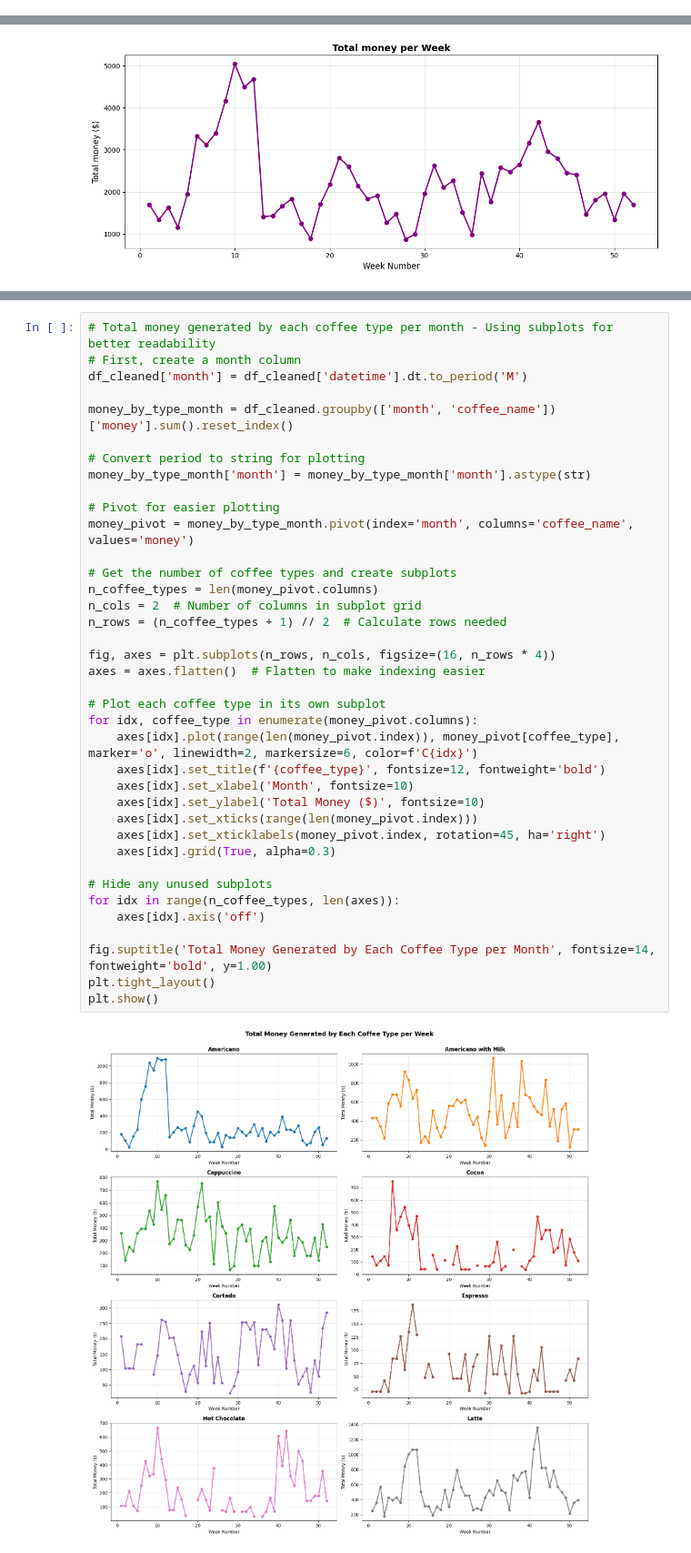
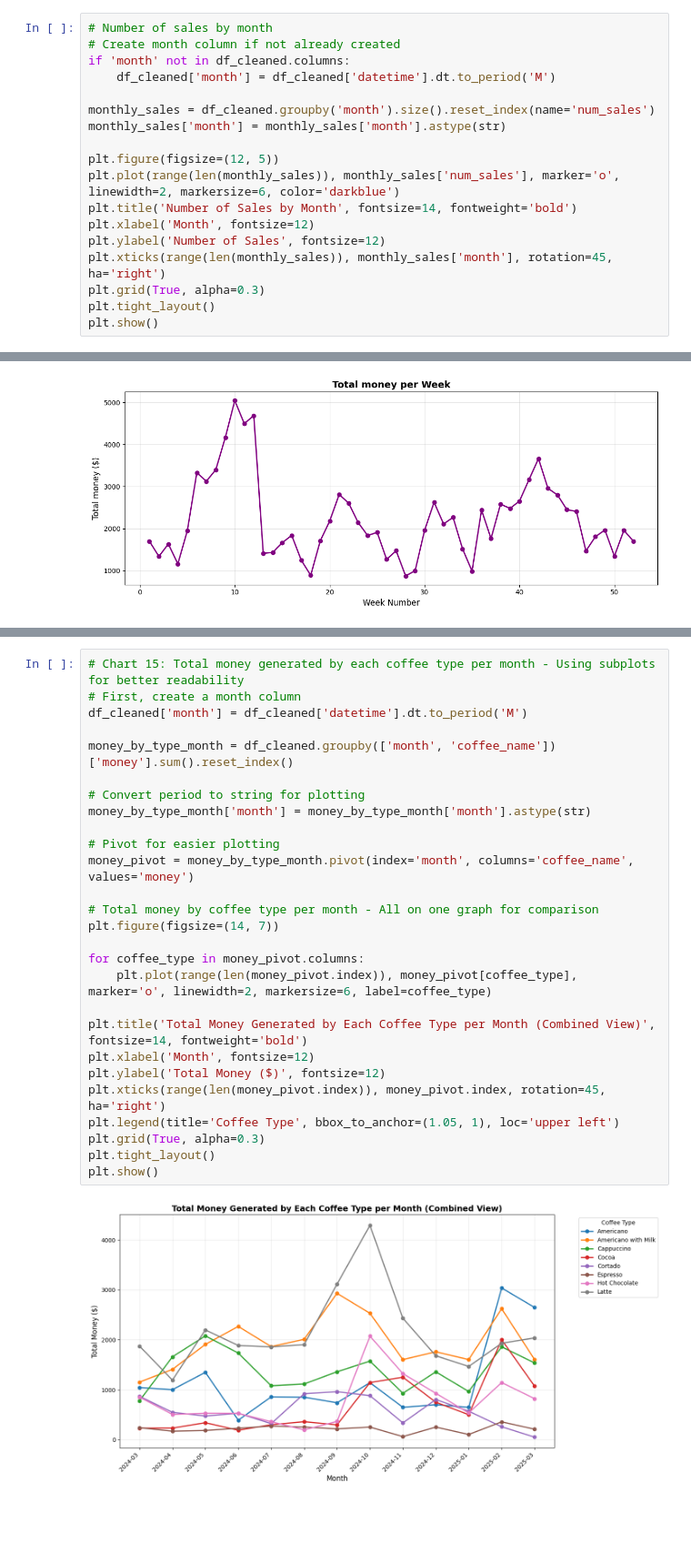
Before and after one commit to KennethAbadi/CoffeeSalesDA, a Jupyter notebook: eda_analysis.ipynb, the cells around one changed output, grey strips where cells are left out. Shown at 91% size. Saved outputs shown, nothing was run; the diff lists cells and outputs as text; blank space fills up the shorter version.

```diff
--- a/eda_analysis.ipynb
+++ b/eda_analysis.ipynb
@@ -163,3 +159,21 @@ plt.tight_layout()
 plt.show()
 # %% [output]
 [figure]
+# %%
+# Number of sales by month
+# Create month column if not already created
+if 'month' not in df_cleaned.columns:
+    df_cleaned['month'] = df_cleaned['datetime'].dt.to_period('M')
+
+monthly_sales = df_cleaned.groupby('month').size().reset_index(name='num_sales')
+monthly_sales['month'] = monthly_sales['month'].astype(str)
+
+plt.figure(figsize=(12, 5))
+plt.plot(range(len(monthly_sales)), monthly_sales['num_sales'], marker='o', linewidth=2, markersize=6, color='darkblue')
+plt.title('Number of Sales by Month', fontsize=14, fontweight='bold')
+plt.xlabel('Month', fontsize=12)
+plt.ylabel('Number of Sales', fontsize=12)
+plt.xticks(range(len(monthly_sales)), monthly_sales['month'], rotation=45, ha='right')
+plt.grid(True, alpha=0.3)
+plt.tight_layout()
+plt.show()
@@ -498,43 +517,32 @@ Top 10 Best Days - money Breakdown by Coffee Type:
 | 2024-09-22 | 69.06 | 335.04 | 32.82 | 32.82 | 46.04 | NaN | 65.64 | 98.46 |
 | 2025-02-10 | 181.72 | 123.44 | 35.76 | 143.04 | NaN | NaN | 35.76 | 143.04 |
 # %%
-# Total money generated by each coffee type per month - Using subplots for better readability
+# Chart 15: Total money generated by each coffee type per month - Using subplots for better readability
 # First, create a month column
 df_cleaned['month'] = df_cleaned['datetime'].dt.to_period('M')
 
 money_by_type_month = df_cleaned.groupby(['month', 'coffee_name'])['money'].sum().reset_index()
 
 # Convert period to string for plotting
 money_by_type_month['month'] = money_by_type_month['month'].astype(str)
 
 # Pivot for easier plotting
 money_pivot = money_by_type_month.pivot(index='month', columns='coffee_name', values='money')
 
-# Get the number of coffee types and create subplots
-n_coffee_types = len(money_pivot.columns)
-n_cols = 2  # Number of columns in subplot grid
-n_rows = (n_coffee_types + 1) // 2  # Calculate rows needed
+# Total money by coffee type per month - All on one graph for comparison
+plt.figure(figsize=(14, 7))
 
-fig, axes = plt.subplots(n_rows, n_cols, figsize=(16, n_rows * 4))
-axes = axes.flatten()  # Flatten to make indexing easier
+for coffee_type in money_pivot.columns:
+    plt.plot(range(len(money_pivot.index)), money_pivot[coffee_type], marker='o', linewidth=2, markersize=6, label=coffee_type)
 
-# Plot each coffee type in its own subplot
-for idx, coffee_type in enumerate(money_pivot.columns):
-    axes[idx].plot(range(len(money_pivot.index)), money_pivot[coffee_type], marker='o', linewidth=2, markersize=6, color=f'C{idx}')
-    axes[idx].set_title(f'{coffee_type}', fontsize=12, fontweight='bold')
-    axes[idx].set_xlabel('Month', fontsize=10)
-    axes[idx].set_ylabel('Total Money ($)', fontsize=10)
-    axes[idx].set_xticks(range(len(money_pivot.index)))
-    axes[idx].set_xticklabels(money_pivot.index, rotation=45, ha='right')
-    axes[idx].grid(True, alpha=0.3)
-
-# Hide any unused subplots
-for idx in range(n_coffee_types, len(axes)):
-    axes[idx].axis('off')
-
-fig.suptitle('Total Money Generated by Each Coffee Type per Month', fontsize=14, fontweight='bold', y=1.00)
+plt.title('Total Money Generated by Each Coffee Type per Month (Combined View)', fontsize=14, fontweight='bold')
+plt.xlabel('Month', fontsize=12)
+plt.ylabel('Total Money ($)', fontsize=12)
+plt.xticks(range(len(money_pivot.index)), money_pivot.index, rotation=45, ha='right')
+plt.legend(title='Coffee Type', bbox_to_anchor=(1.05, 1), loc='upper left')
+plt.grid(True, alpha=0.3)
 plt.tight_layout()
 plt.show()
 # %% [output]
-[figure, old version]
+[figure, new version]
 # %% [markdown]
```
Also changed, not shown: parts of 14 cells of this notebook, 1 other file.
